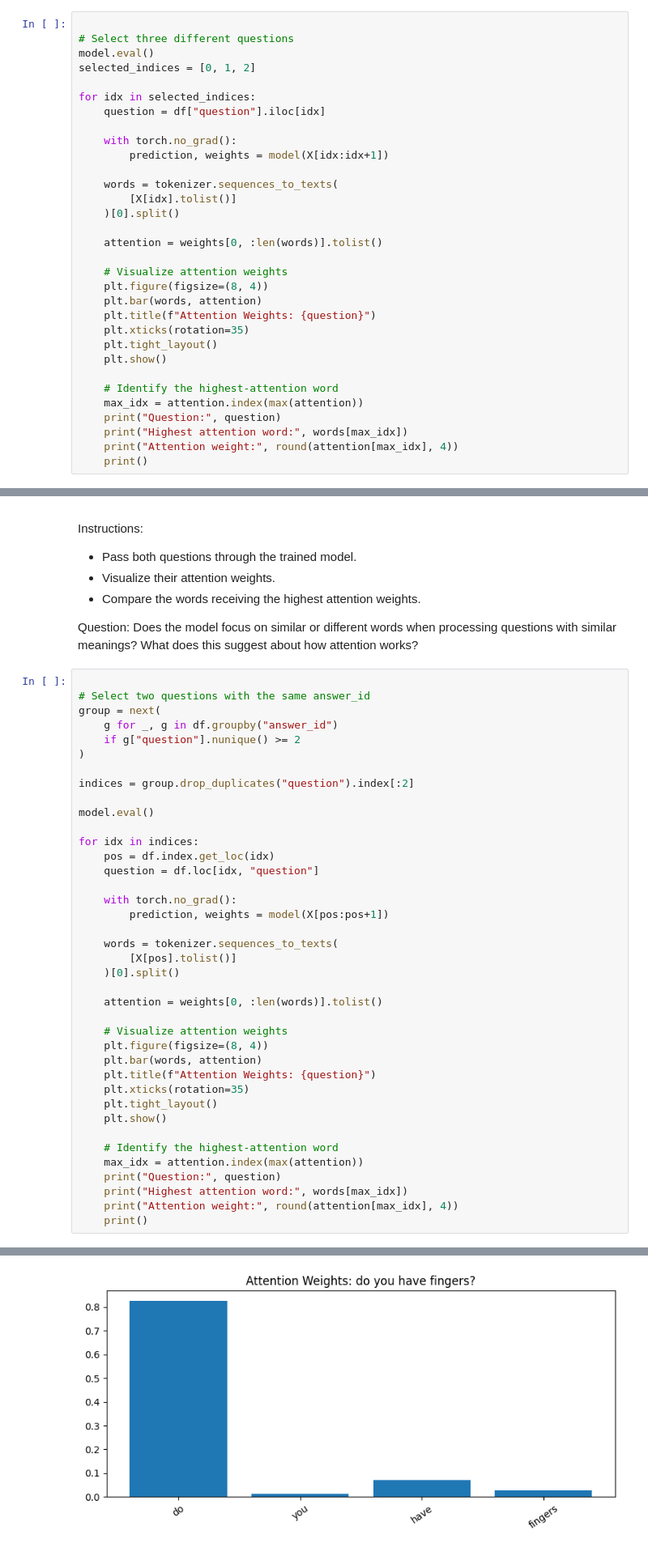
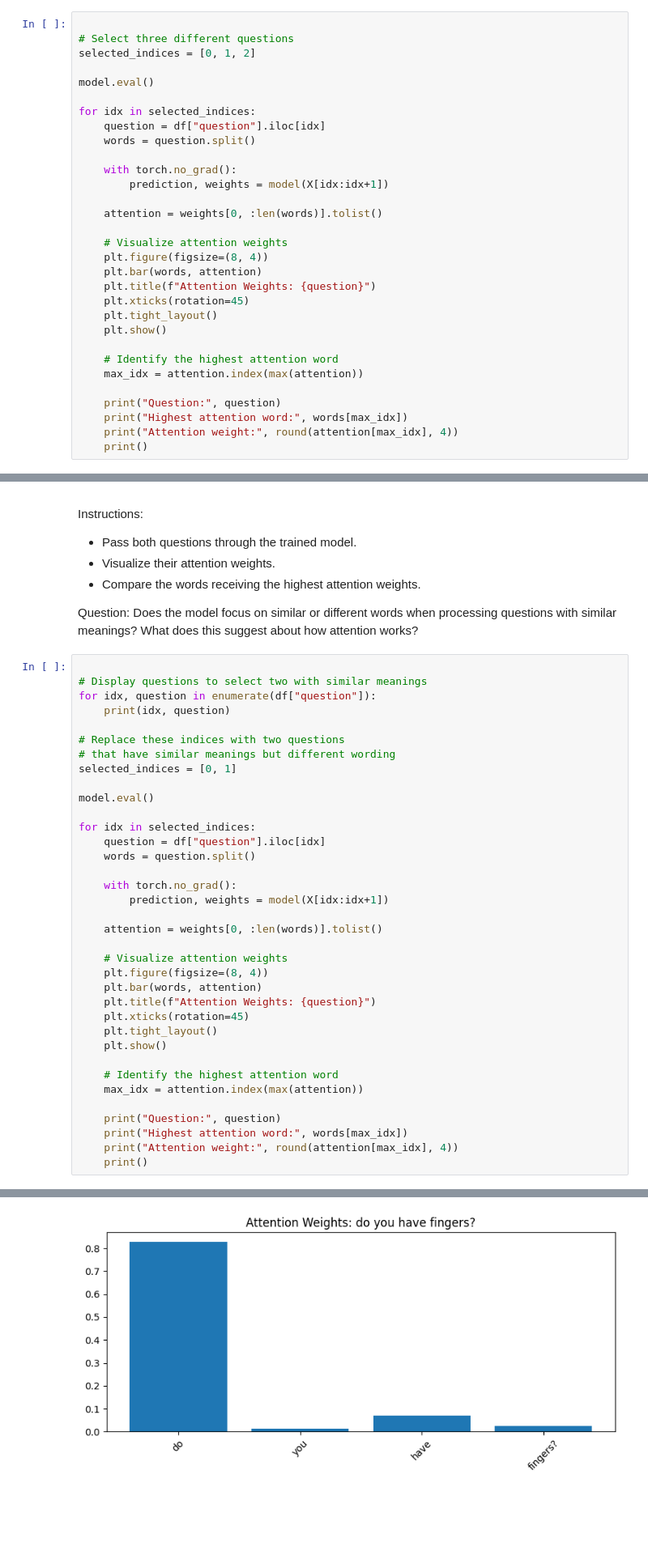
Before and after one commit to AiRenad/NLP_Lab11, a Jupyter notebook: Lab_11_Attention_with_RNN.ipynb, the cells around one changed output, grey strips where cells are left out. Shown at 81% size. Drawn from its saved outputs; the diff is of its cells as text; blank space fills up the shorter version.

```diff
--- a/Lab_11_Attention_with_RNN.ipynb
+++ b/Lab_11_Attention_with_RNN.ipynb
@@ -127,18 +127,16 @@ Question: Do the words with the highest attention weights appear important for u
 # %%
 
 # Select three different questions
+selected_indices = [0, 1, 2]
+
 model.eval()
-selected_indices = [0, 1, 2]
 
 for idx in selected_indices:
     question = df["question"].iloc[idx]
+    words = question.split()
 
     with torch.no_grad():
         prediction, weights = model(X[idx:idx+1])
-
-    words = tokenizer.sequences_to_texts(
-        [X[idx].tolist()]
-    )[0].split()
 
     attention = weights[0, :len(words)].tolist()
 
@@ -146,12 +144,13 @@ for idx in selected_indices:
     plt.figure(figsize=(8, 4))
     plt.bar(words, attention)
     plt.title(f"Attention Weights: {question}")
-    plt.xticks(rotation=35)
+    plt.xticks(rotation=45)
     plt.tight_layout()
     plt.show()
 
-    # Identify the highest-attention word
+    # Identify the highest attention word
     max_idx = attention.index(max(attention))
+
     print("Question:", question)
     print("Highest attention word:", words[max_idx])
     print("Attention weight:", round(attention[max_idx], 4))
@@ -187,26 +184,22 @@ Instructions:
 Question: Does the model focus on similar or different words when processing questions with similar meanings? What does this suggest about how attention works?
 # %%
 
-# Select two questions with the same answer_id
-group = next(
-    g for _, g in df.groupby("answer_id")
-    if g["question"].nunique() >= 2
-)
+# Display questions to select two with similar meanings
+for idx, question in enumerate(df["question"]):
+    print(idx, question)
 
-indices = group.drop_duplicates("question").index[:2]
+# Replace these indices with two questions
+# that have similar meanings but different wording
+selected_indices = [0, 1]
 
 model.eval()
 
-for idx in indices:
-    pos = df.index.get_loc(idx)
-    question = df.loc[idx, "question"]
+for idx in selected_indices:
+    question = df["question"].iloc[idx]
+    words = question.split()
 
     with torch.no_grad():
-        prediction, weights = model(X[pos:pos+1])
-
-    words = tokenizer.sequences_to_texts(
-        [X[pos].tolist()]
-    )[0].split()
+        prediction, weights = model(X[idx:idx+1])
 
     attention = weights[0, :len(words)].tolist()
 
@@ -214,12 +207,13 @@ for idx in indices:
     plt.figure(figsize=(8, 4))
     plt.bar(words, attention)
     plt.title(f"Attention Weights: {question}")
-    plt.xticks(rotation=35)
+    plt.xticks(rotation=45)
     plt.tight_layout()
     plt.show()
 
-    # Identify the highest-attention word
+    # Identify the highest attention word
     max_idx = attention.index(max(attention))
+
     print("Question:", question)
     print("Highest attention word:", words[max_idx])
     print("Attention weight:", round(attention[max_idx], 4))
@@ -232 +243 @@ Attention weight: 0.4851
-[figure, old version]
+[figure, new version]
```
Also changed, not shown: parts of 4 cells of this notebook.
